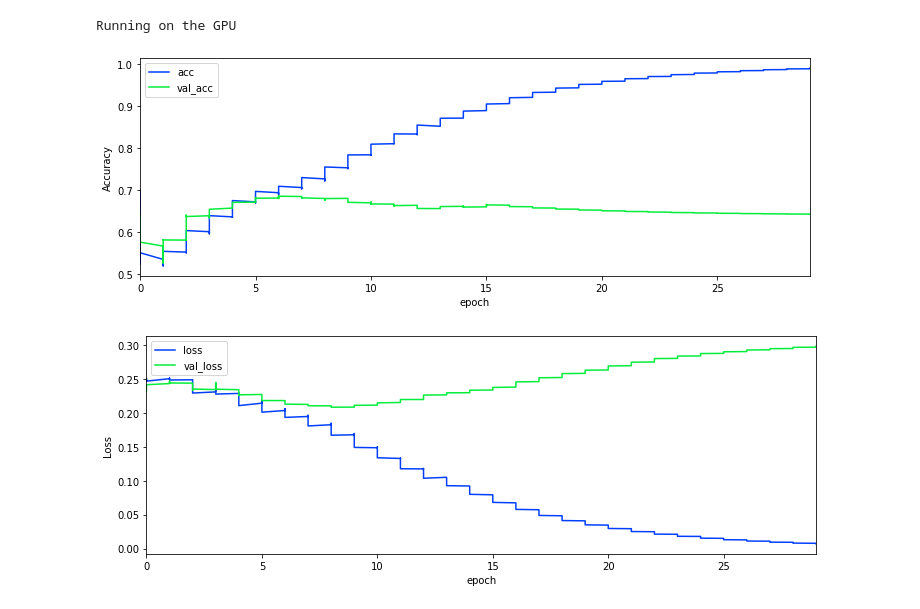
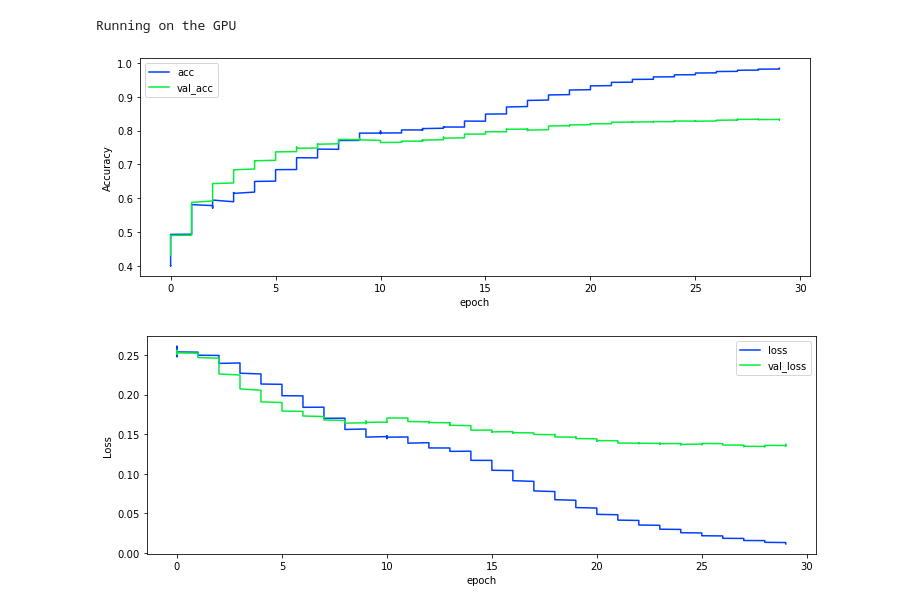
Before and after one commit to Jorge-Salmon/DeepLearning-brain_tumor, a Jupyter notebook: BrainTumor.ipynb, the cells around one changed output. Drawn from its saved outputs; the diff is of its cells as text; code cells hidden in the pictures.

Commit message:
Add files via upload
plot

```diff
--- a/BrainTumor.ipynb
+++ b/BrainTumor.ipynb
@@ -277,25 +282,25 @@ Running on the GPU
 # %%
 # weighted moving average
 
 def create_acc_loss_graph(model_name):
     style.use('seaborn-bright')
     data = pd.read_csv('model.log', names=['model_name', 'timestamp', 'epoch', 'acc', 'loss', 'val_acc', 'val_loss'])
     data = data[data.model_name == MODEL_NAME]
 
     # Convert to weighted moving average
     for row in ['acc', 'loss', 'val_acc', 'val_loss']:
         data[row] = data[row].ewm(alpha=.01).mean()
     # Plot it
     data[['epoch', 'acc', 'val_acc']].plot(x='epoch', figsize=(12,4))  # Replace 'epoch' with 'timestamp' to change the horizontal axis
     plt.ylabel('Accuracy')
     data[['epoch', 'loss', 'val_loss']].plot(x='epoch', figsize=(12,4))  # Replace 'epoch' with 'timestamp' to change the horizontal axis
     plt.ylabel('Loss')
 
 
-create_acc_loss_graph('model-1601901485')
+create_acc_loss_graph('model-1601991236')
 # %% [output]
-[figure, old version]
+[figure, new version]
-[figure, old version]
+[figure, new version]
 # %%
 # Best accuracy achieved after 7 epochs
 
```
Also changed, not shown: parts of 6 cells of this notebook.
